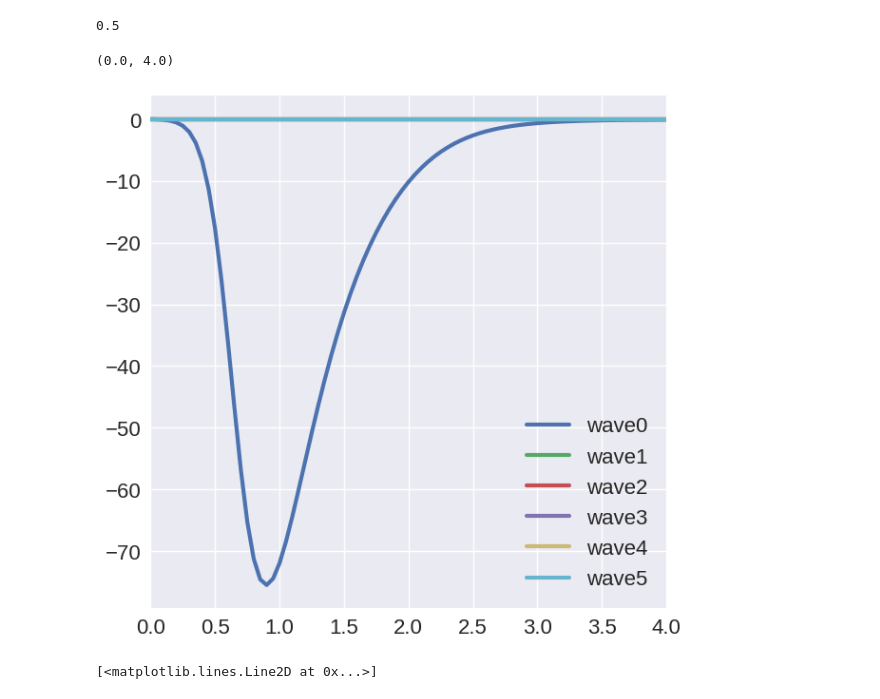
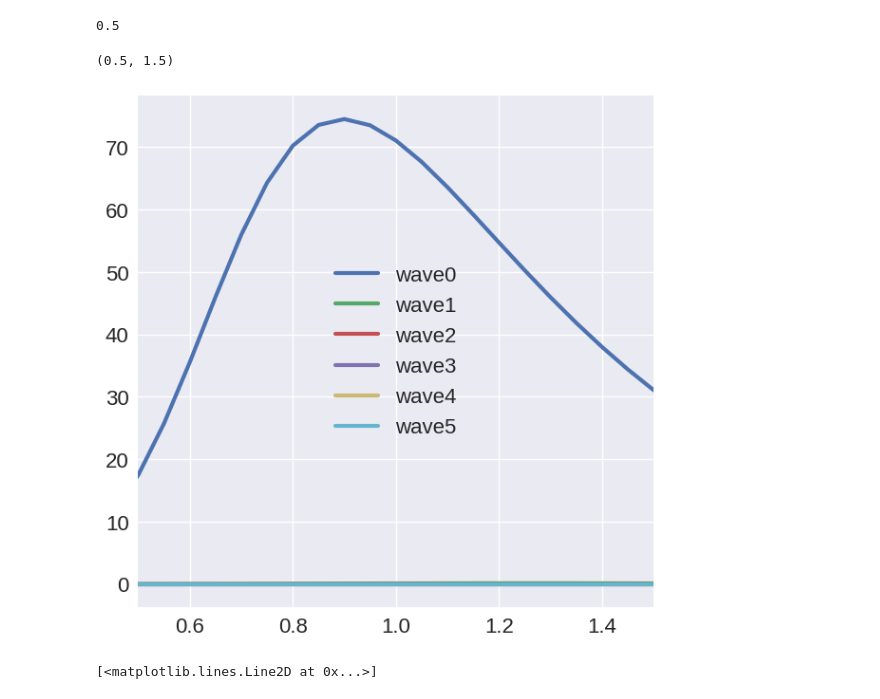
Before and after one commit to k-maslov/TMQGP, a Jupyter notebook: FromZhanduo/Thermo/CompareThermo.ipynb, the cells around one changed output. Cells and saved outputs as stored; diff of their text form; code cells hidden in the pictures.

```diff
--- a/FromZhanduo/Thermo/CompareThermo.ipynb
+++ b/FromZhanduo/Thermo/CompareThermo.ipynb
@@ -29,13 +29,14 @@ qrange_TM[10]
 0.5
 # %%
 for k, w in f['0.99Tc']['lightplightn']['Ca1'].items():
-    plt.plot(erange_TM, 4*pi/6*4*w[1, :, 0], label=k)
+    plt.plot(erange_TM, -4*pi/6*4*w[1, :, 1], label=k)
 
 plt.legend()
 plt.xlim(0, 4)
+plt.xlim(0.5, 1.5)
 # %% [output]
-(0.0, 4.0)
+(0.5, 1.5)
-[figure, old version]
+[figure, new version]
 # %%
 TMs = []
 
```
Also changed, not shown: 13 other files.
